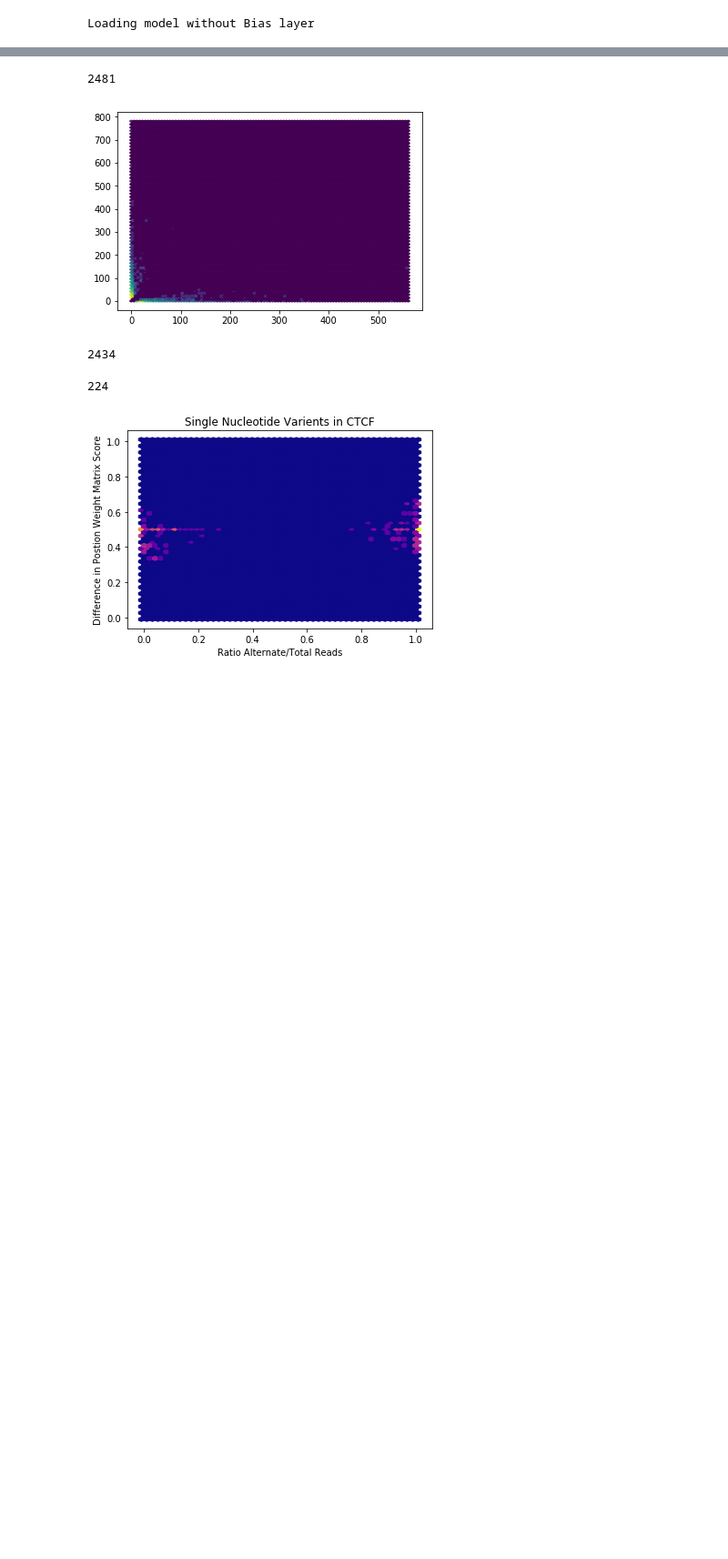
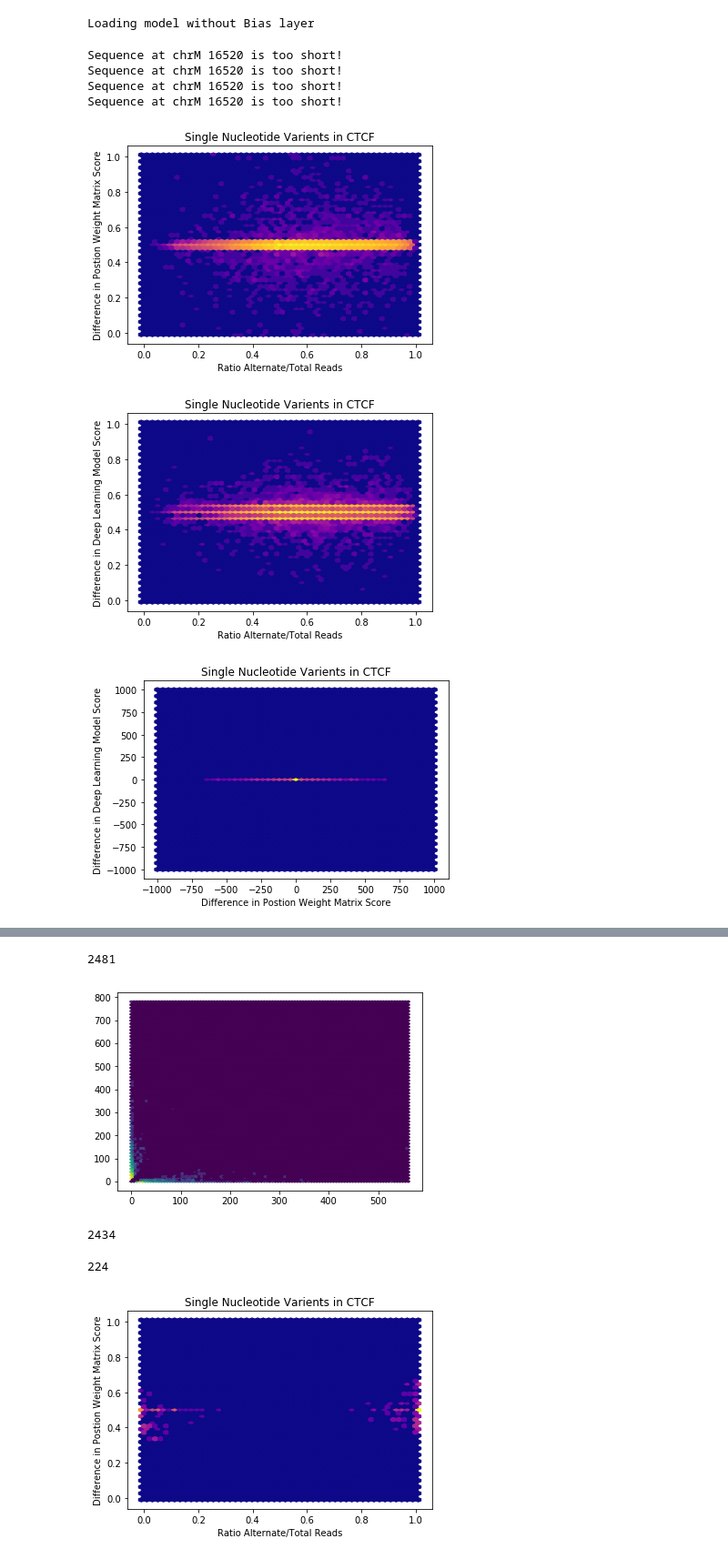
Before and after one commit to kal26/TF_Classifier, a Jupyter notebook: evaluation_tools/SNV_analysis.ipynb, the cells around one changed output, grey strips where cells are left out. Shown at 91% size. Cells and saved outputs as stored; diff of their text form; code cells hidden in the pictures; blank space fills up the shorter version.

```diff
--- a/evaluation_tools/SNV_analysis.ipynb
+++ b/evaluation_tools/SNV_analysis.ipynb
@@ -21,11 +19,58 @@ gen = seq_only_gen.TFGenerator('/home/kal/TF_models/seq_only/ctcfgen.hdf5')
 g = gen.pair_gen(mode='val')
 # %%
 # get the model
-sig = eval_TFmodel.TFmodel('/home/kal/TF_models/seq_only/seq_classifier/20170919_sigmoid_model/')
-reg = eval_TFmodel.TFmodel('/home/kal/TF_models/seq_only/seq_regression/20180125_174348_CTCF/')
+ml = eval_TFmodel.TFmodel('/home/kal/TF_models/seq_only/seq_classifier/20170919_sigmoid_model/')
+#ml = eval_TFmodel.TFmodel('/home/kal/TF_models/seq_only/seq_regression/20180125_174348_CTCF/')
 pwm = eval_TFmodel.TFmodel('/home/kal/TF_models/seq_only/seq_classifier/pwm_frozen/')
 # %% [output]
 Loading model without Bias layer
 # %%
 # get the genome
 genome = ucscgenome.Genome('/home/kal/.ucscgenome/hg19.2bit')
+# %%
+# get the well filtered/merged snvs
+# annotate the thouis dataset
+thouis_path = '/home/kal/TF_models/data/SNVs/thouis_snvs/snvs_5altfiltered_merge.bed'
+snvs = pd.read_table(thouis_path)
+snvs.columns = 'chr start end refAllele altAllele refCount altCount'.split()
+# beacuse of 0 index, 1-index differnces
+snvs['position'] = snvs.start - 1
+
+# get predicitons
+all_refpreds, all_altpreds = ml.predict_snv(snvs, genome)
+all_prefpreds, all_paltpreds = pwm.predict_snv(snvs, genome)
+# %% [output]
+Sequence at chrM 16520 is too short!
+Sequence at chrM 16520 is too short!
+Sequence at chrM 16520 is too short!
+Sequence at chrM 16520 is too short!
+# %%
+# get differences
+
+allelic_ratio = [alt/(alt+ref) for alt, ref in zip(snvs.altCount, snvs.refCount)]
+diffs = all_altpreds - all_refpreds
+pdiffs = all_paltpreds - all_prefpreds
+ratios = [alt/(ref+alt) for ref, alt in zip(all_refpreds, all_altpreds)]
+pratios = [alt/(ref+alt) for ref, alt in zip(all_prefpreds, all_paltpreds)]
+# %%
+plt.hexbin(allelic_ratio, pratios, gridsize=50, bins='log', cmap='plasma', extent=(-.01, 1.01,-.01, 1.01))
+plt.title('Single Nucleotide Varients in CTCF')
+plt.xlabel('Ratio Alternate/Total Reads')
+plt.ylabel('Difference in Postion Weight Matrix Score')
+plt.show()
+
+plt.hexbin(allelic_ratio, ratios, gridsize=50, bins='log', cmap='plasma', extent=(-.01, 1.01, -.01, 1.01))
+plt.title('Single Nucleotide Varients in CTCF')
+plt.xlabel('Ratio Alternate/Total Reads')
+plt.ylabel('Difference in Deep Learning Model Score')
+plt.show()
+
+plt.hexbin(pdiffs, diffs, gridsize=50, bins='log', cmap='plasma', extent=(-1000, 1000, -1000, 1000))
+plt.title('Single Nucleotide Varients in CTCF')
+plt.xlabel('Difference in Postion Weight Matrix Score')
+plt.ylabel('Difference in Deep Learning Model Score')
+plt.show()
+# %% [output]
+[figure, added]
+[figure, added]
+[figure, added]
```
Also changed, not shown: parts of 14 cells of this notebook, 7 other files.
